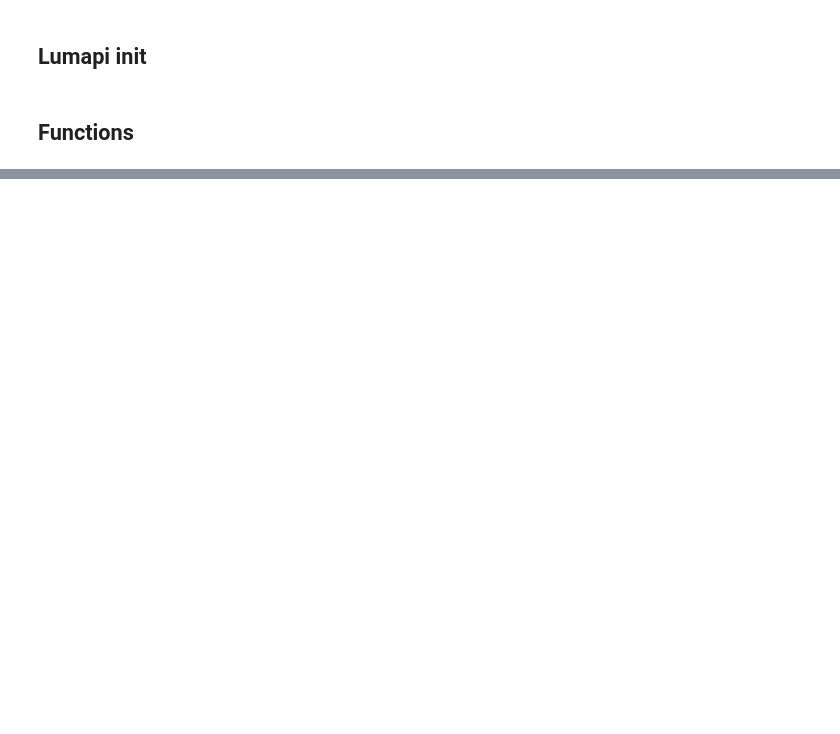
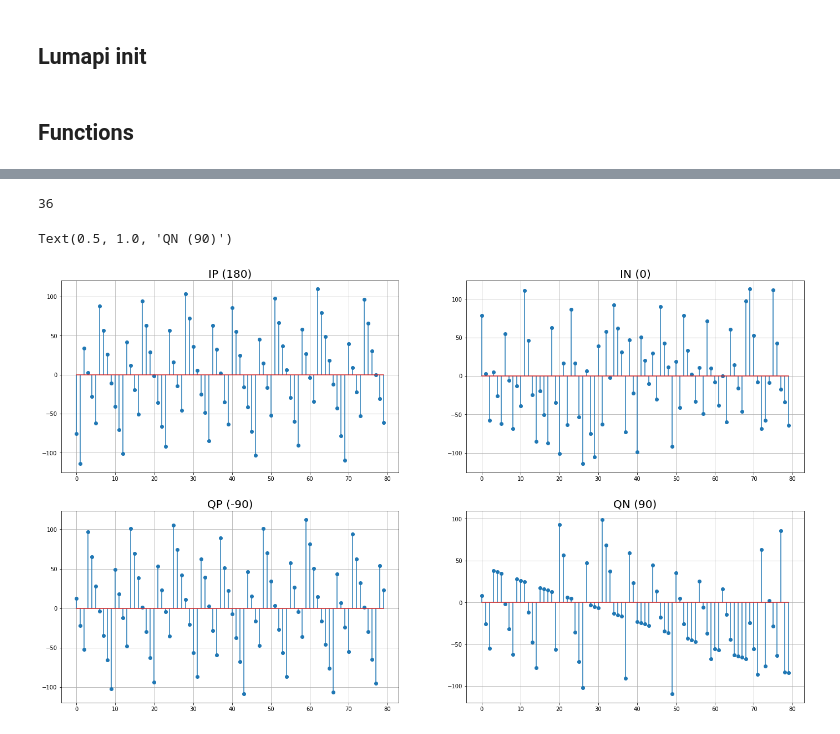
Before and after one commit to CaioRodrigues200/Photonics-training, a Jupyter notebook: Projects/Hybrid4x4/InterconnectFiles/MMI4x4_Interconnect.ipynb, the cells around one changed output, grey strips where cells are left out. Saved outputs shown, nothing was run; the diff lists cells and outputs as text; code cells hidden in the pictures; blank space fills up the shorter version.

```diff
--- a/Projects/Hybrid4x4/InterconnectFiles/MMI4x4_Interconnect.ipynb
+++ b/Projects/Hybrid4x4/InterconnectFiles/MMI4x4_Interconnect.ipynb
@@ -234,0 +310,29 @@ print(FreqArray)
+# %%
+#DebugIP[i,j]
+#DebugIN[i,j]
+#DebugQP[i,j]
+#DebugQN[i,j]
+
+print(len(DebugIP[0,:]))
+j = 15 # Index
+
+fig, ax= plt.subplots(2,2,figsize=(24,14))
+ax[0][0].stem(xarray,DebugIP[:,j])
+ax[0][0].grid(True)
+ax[0][0].set_title("IP (180)", fontsize=20)
+
+ax[0][1].stem(xarray,DebugIN[:,j])
+ax[0][1].grid(True)
+ax[0][1].set_title("IN (0)", fontsize=20)
+
+ax[1][0].stem(xarray,DebugQP[:,j])
+ax[1][0].grid(True)
+ax[1][0].set_title("QP (-90)", fontsize=20)
+
+ax[1][1].stem(xarray,DebugQN[:,j])
+ax[1][1].grid(True)
+ax[1][1].set_title("QN (90)", fontsize=20)
+# %% [output]
+36
+Text(0.5, 1.0, 'QN (90)')
+[figure, added]
```
Also changed, not shown: parts of 8 cells of this notebook, 6 other files.
